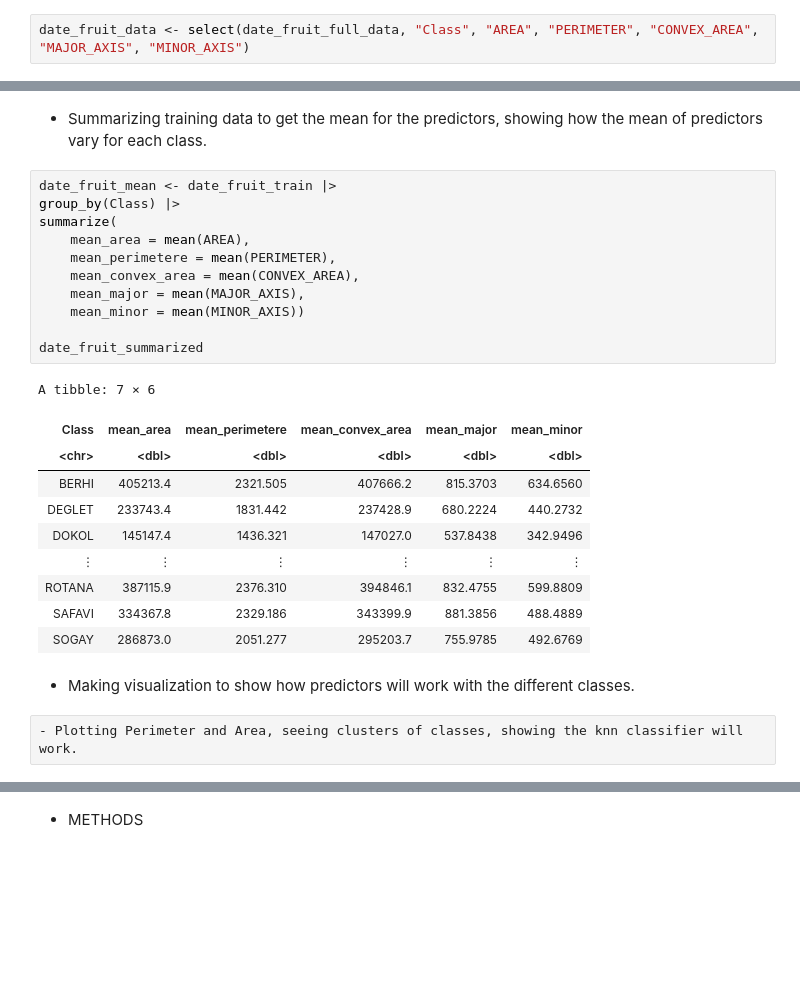
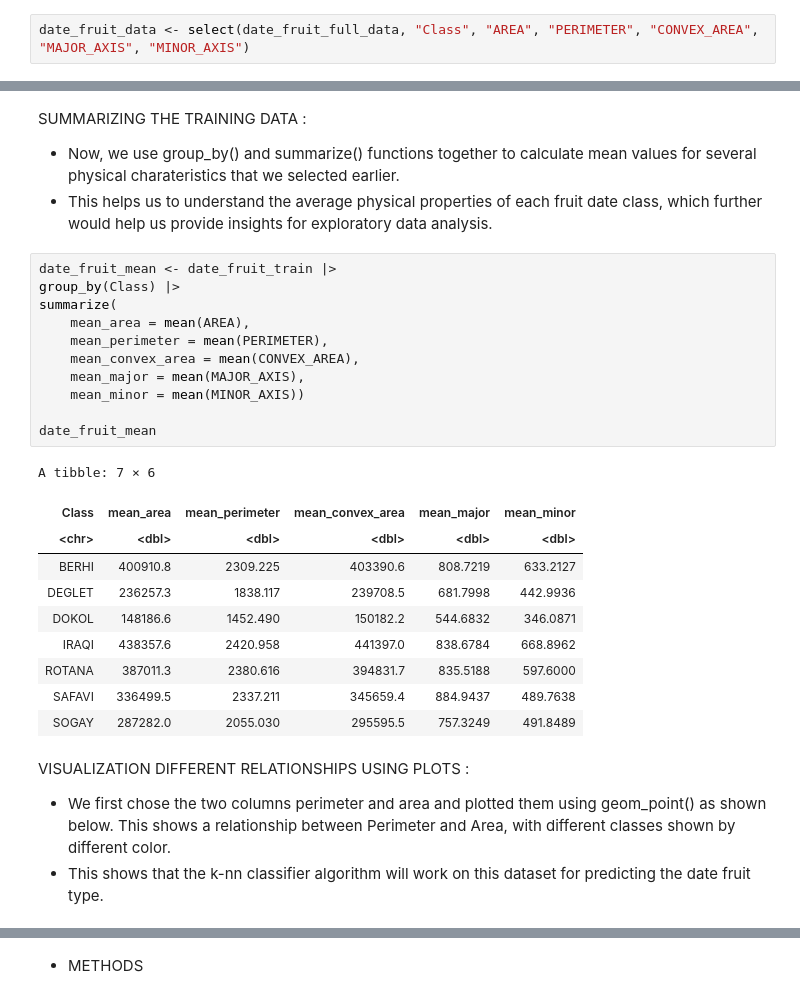
Before and after one commit to NikoSresh/dsci-100-2024-group-32, a Jupyter notebook: exploring_date_fruit_data.ipynb, the cells around one changed output, grey strips where cells are left out. Cells and saved outputs as stored; diff of their text form; blank space fills up the shorter version.

```diff
--- a/exploring_date_fruit_data.ipynb
+++ b/exploring_date_fruit_data.ipynb
@@ -51,32 +83,34 @@ A tibble: 671 × 6
 | SOGAY | 343792 | 2289.272 | 351472 | 823.8438 | 534.7757 |
 # %% [markdown]
-- Summarizing training data to get the mean for the predictors, showing how the mean of predictors vary for each class.
+SUMMARIZING THE TRAINING DATA :
+- Now, we use group_by() and summarize() functions together to calculate mean values for several physical charateristics that we selected earlier.
+- This helps us to understand the average physical properties of each fruit date class, which further would help us provide insights for exploratory data analysis.
 # %%
 date_fruit_mean <- date_fruit_train |>
 group_by(Class) |>
 summarize(
     mean_area = mean(AREA),
-    mean_perimetere = mean(PERIMETER),
+    mean_perimeter = mean(PERIMETER),
     mean_convex_area = mean(CONVEX_AREA),
     mean_major = mean(MAJOR_AXIS),
     mean_minor = mean(MINOR_AXIS))
 
-date_fruit_summarized
+date_fruit_mean
 # %% [output]
 A tibble: 7 × 6
-| Class | mean_area | mean_perimetere | mean_convex_area | mean_major | mean_minor |
+| Class | mean_area | mean_perimeter | mean_convex_area | mean_major | mean_minor |
 | <chr> | <dbl> | <dbl> | <dbl> | <dbl> | <dbl> |
-| BERHI | 405213.4 | 2321.505 | 407666.2 | 815.3703 | 634.6560 |
-| DEGLET | 233743.4 | 1831.442 | 237428.9 | 680.2224 | 440.2732 |
-| DOKOL | 145147.4 | 1436.321 | 147027.0 | 537.8438 | 342.9496 |
-| ⋮ | ⋮ | ⋮ | ⋮ | ⋮ | ⋮ |
-| ROTANA | 387115.9 | 2376.310 | 394846.1 | 832.4755 | 599.8809 |
-| SAFAVI | 334367.8 | 2329.186 | 343399.9 | 881.3856 | 488.4889 |
-| SOGAY | 286873.0 | 2051.277 | 295203.7 | 755.9785 | 492.6769 |
+| BERHI | 400910.8 | 2309.225 | 403390.6 | 808.7219 | 633.2127 |
+| DEGLET | 236257.3 | 1838.117 | 239708.5 | 681.7998 | 442.9936 |
+| DOKOL | 148186.6 | 1452.490 | 150182.2 | 544.6832 | 346.0871 |
+| IRAQI | 438357.6 | 2420.958 | 441397.0 | 838.6784 | 668.8962 |
+| ROTANA | 387011.3 | 2380.616 | 394831.7 | 835.5188 | 597.6000 |
+| SAFAVI | 336499.5 | 2337.211 | 345659.4 | 884.9437 | 489.7638 |
+| SOGAY | 287282.0 | 2055.030 | 295595.5 | 757.3249 | 491.8489 |
 # %% [markdown]
-- Making visualization to show how predictors will work with the different classes.
+VISUALIZATION DIFFERENT RELATIONSHIPS USING PLOTS :
+- We first chose the two columns perimeter and area and plotted them using geom_point() as shown below. This shows a relationship between Perimeter and Area, with different classes shown by different color.
+- This shows that the k-nn classifier algorithm will work on this dataset for predicting the date fruit type.
-# %% [raw]
-- Plotting Perimeter and Area, seeing clusters of classes, showing the knn classifier will work.
 # %%
 library(scales)
 
```
Also changed, not shown: parts of 8 cells of this notebook.
